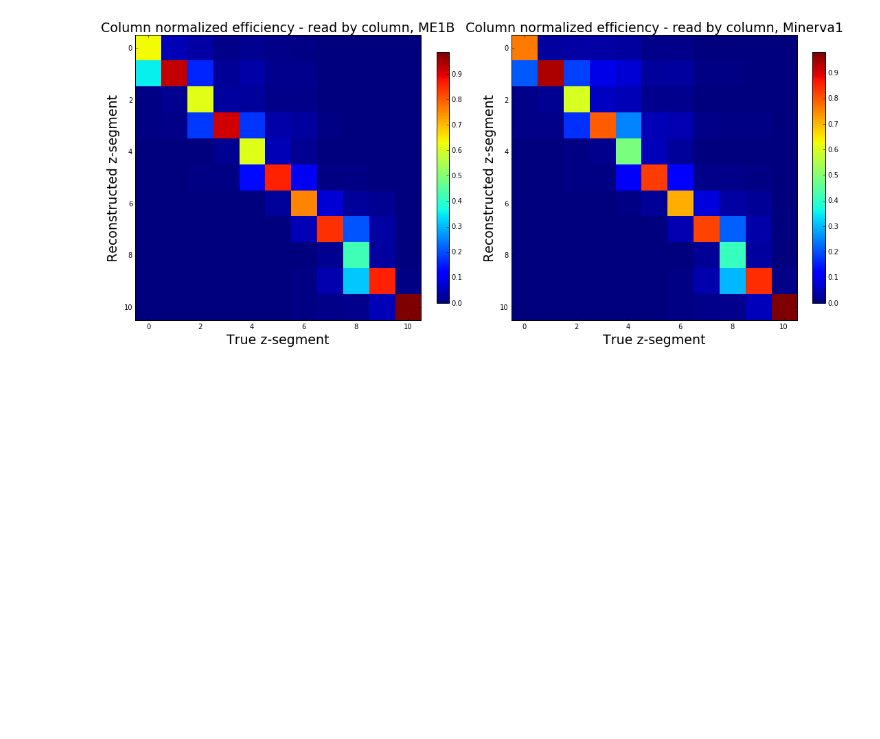
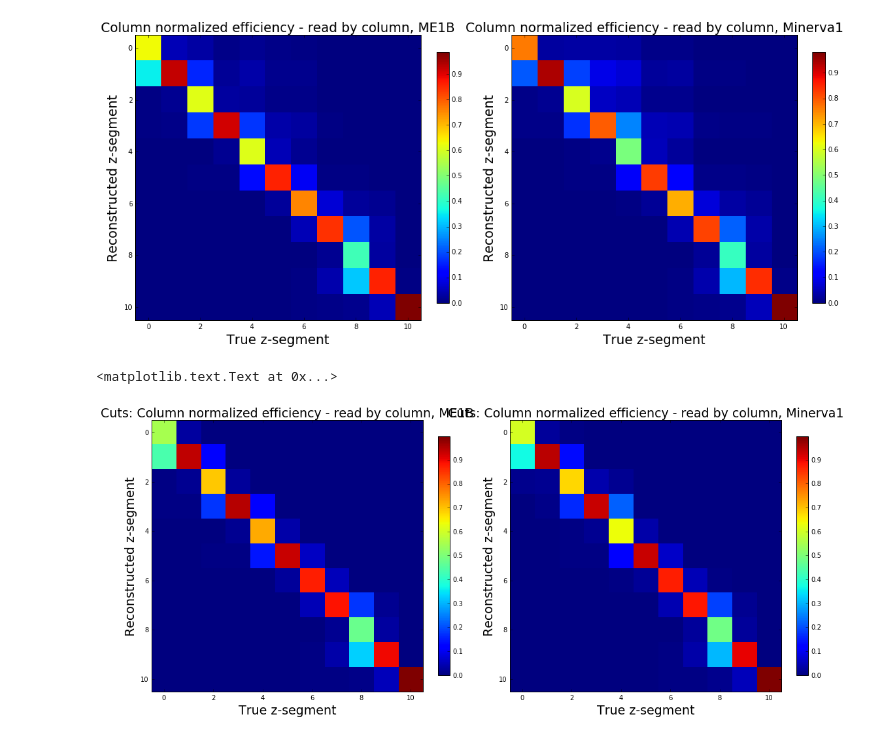
Before and after one commit to faizaakbar/ANNMINERvA, a Jupyter notebook: understanding_tracking_perf.ipynb, the cells around one changed output. Cells and saved outputs as stored; diff of their text form; code cells hidden in the pictures; blank space fills up the shorter version.

```diff
--- a/understanding_tracking_perf.ipynb
+++ b/understanding_tracking_perf.ipynb
@@ -70,3 +110,23 @@ plt.ylabel('Reconstructed z-segment', fontsize=19)
 # %% [output]
 <matplotlib.text.Text at 0x...>
 [figure]
+# %%
+fig = plt.figure(figsize=(18,12))
+gs = plt.GridSpec(1, 2)
+
+ax = plt.subplot(gs[0])
+im = ax.imshow(eff_pass_me1Bmc, cmap=plt.get_cmap('jet'), interpolation='nearest')
+cbar = plt.colorbar(im, fraction=0.04)
+plt.title("Cuts: Column normalized efficiency - read by column, ME1B", fontsize=19)
+plt.xlabel('True z-segment', fontsize=19)
+plt.ylabel('Reconstructed z-segment', fontsize=19)
+
+ax = plt.subplot(gs[1])
+im = ax.imshow(eff_pass_minerva1mc, cmap=plt.get_cmap('jet'), interpolation='nearest')
+cbar = plt.colorbar(im, fraction=0.04)
+plt.title("Cuts: Column normalized efficiency - read by column, Minerva1", fontsize=19)
+plt.xlabel('True z-segment', fontsize=19)
+plt.ylabel('Reconstructed z-segment', fontsize=19)
+# %% [output]
+<matplotlib.text.Text at 0x...>
+[figure, added]
```
Also changed, not shown: parts of 2 cells of this notebook, 1 other file.
